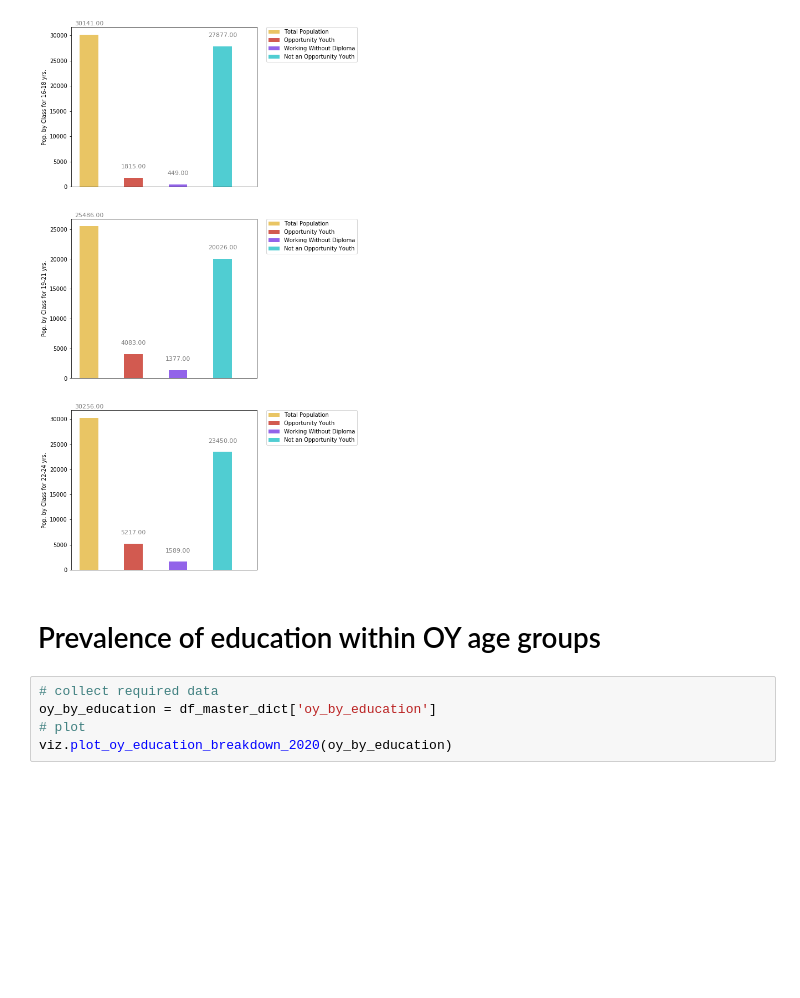
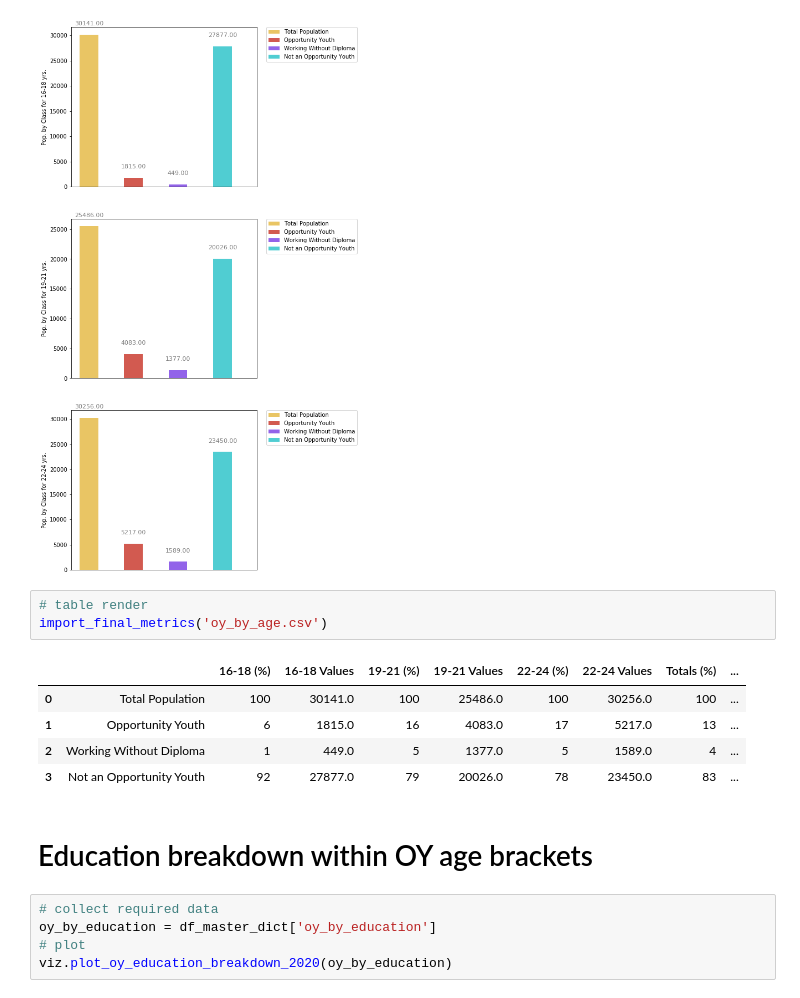
Before and after one commit to sam-thurman/dsc-mod-1-project-seattle-ds, a Jupyter notebook: notebooks/report/Final.ipynb, the cells around one changed output. Saved outputs shown, nothing was run; the diff lists cells and outputs as text; blank space fills up the shorter version.

```diff
--- a/notebooks/report/Final.ipynb
+++ b/notebooks/report/Final.ipynb
@@ -41,8 +44,17 @@ oy_by_age_df = df_master_dict['oy_by_age_df']
 viz.plot_working_diploma_status(oy_by_age_df)
 # %% [output]
 [figure]
+# %%
+# table render
+import_final_metrics('oy_by_age.csv')
+# %% [output]
+|  |  | 16-18 (%) | 16-18 Values | 19-21 (%) | 19-21 Values | 22-24 (%) | 22-24 Values | Totals (%) | ... |
+| 0 | Total Population | 100 | 30141.0 | 100 | 25486.0 | 100 | 30256.0 | 100 | ... |
+| 1 | Opportunity Youth | 6 | 1815.0 | 16 | 4083.0 | 17 | 5217.0 | 13 | ... |
+| 2 | Working Without Diploma | 1 | 449.0 | 5 | 1377.0 | 5 | 1589.0 | 4 | ... |
+| 3 | Not an Opportunity Youth | 92 | 27877.0 | 79 | 20026.0 | 78 | 23450.0 | 83 | ... |
 # %% [markdown]
-# Prevalence of education within OY age groups
+# Education breakdown within OY age brackets
 # %%
 # collect required data
 oy_by_education = df_master_dict['oy_by_education']
```
Also changed, not shown: parts of 5 cells of this notebook, 22 other files.
